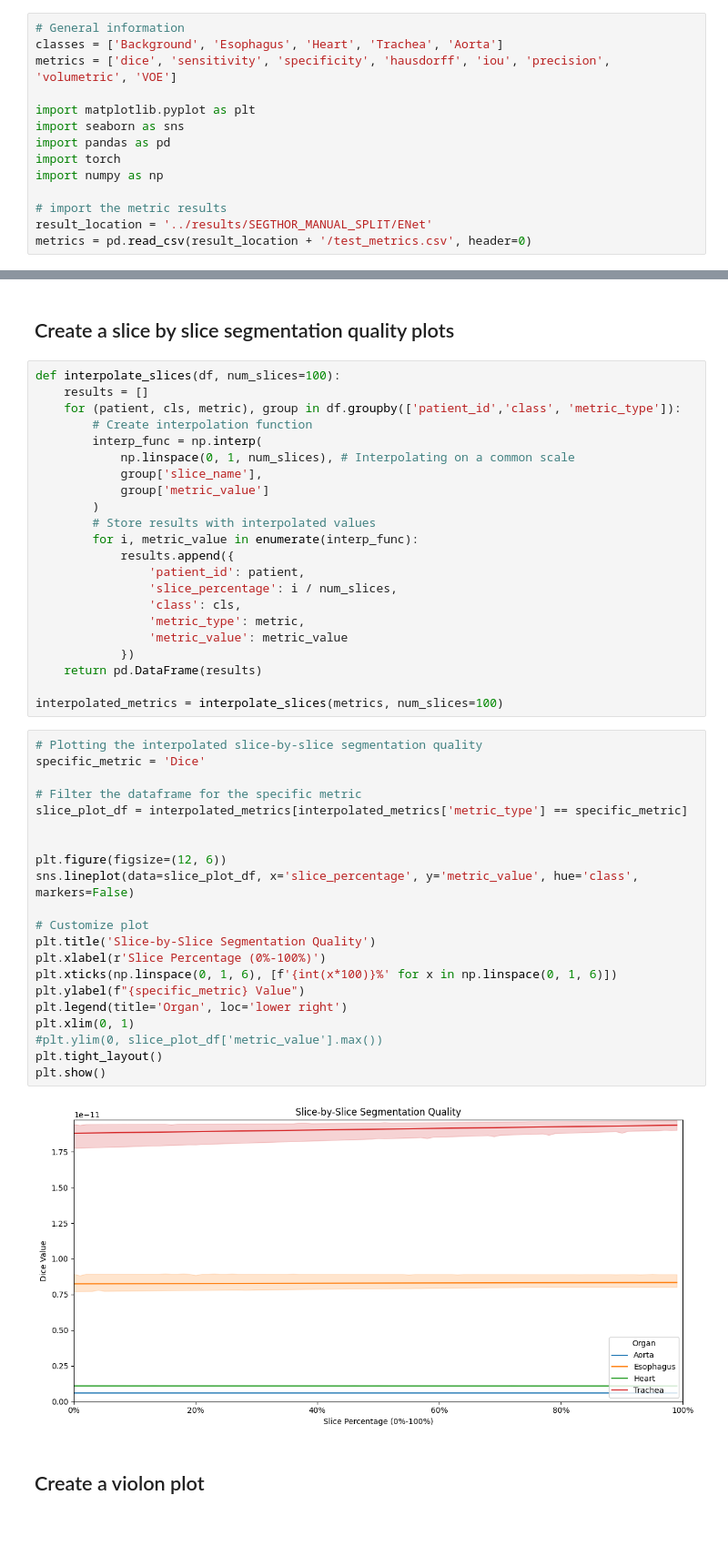
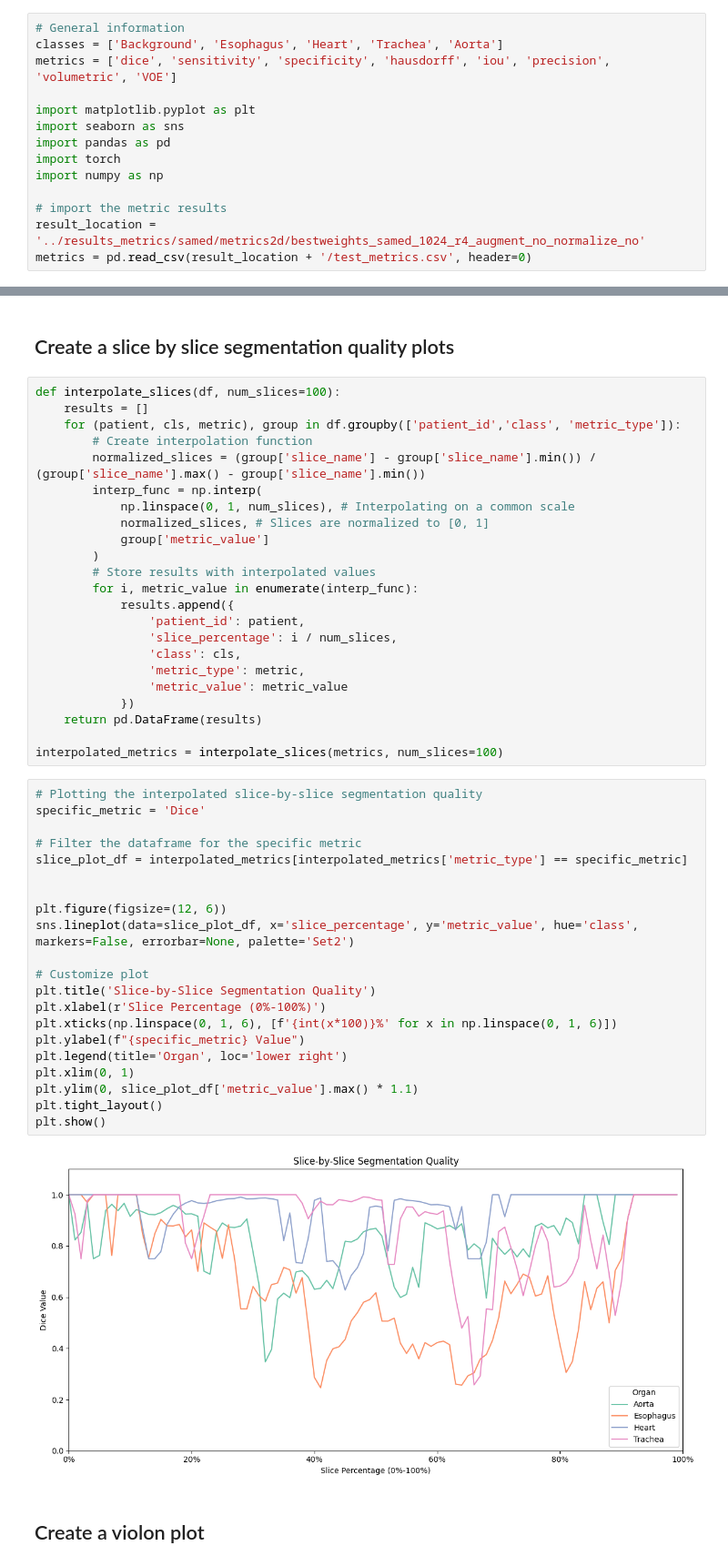
Before and after one commit to WouterBant/AI4MI, a Jupyter notebook: notebooks/generate_plots.ipynb, the cells around one changed output, grey strips where cells are left out. Shown: that part at 91% size. Saved outputs shown, nothing was run; the diff lists cells and outputs as text; blank space fills up the shorter version.

```diff
--- a/notebooks/generate_plots.ipynb
+++ b/notebooks/generate_plots.ipynb
@@ -10,7 +10,7 @@ import torch
 import numpy as np
 
 # import the metric results
-result_location = '../results/SEGTHOR_MANUAL_SPLIT/ENet'
+result_location = '../results_metrics/samed/metrics2d/bestweights_samed_1024_r4_augment_no_normalize_no'
 metrics = pd.read_csv(result_location + '/test_metrics.csv', header=0)
 # %% [markdown]
 ## Create a barplot for the different organs
@@ -44,9 +57,10 @@ def interpolate_slices(df, num_slices=100):
     results = []
     for (patient, cls, metric), group in df.groupby(['patient_id','class', 'metric_type']):
         # Create interpolation function
+        normalized_slices = (group['slice_name'] - group['slice_name'].min()) / (group['slice_name'].max() - group['slice_name'].min())
         interp_func = np.interp(
             np.linspace(0, 1, num_slices), # Interpolating on a common scale
-            group['slice_name'],
+            normalized_slices, # Slices are normalized to [0, 1]
             group['metric_value']
         )
         # Store results with interpolated values
@@ -64,26 +78,26 @@ interpolated_metrics = interpolate_slices(metrics, num_slices=100)
 # %%
 # Plotting the interpolated slice-by-slice segmentation quality
 specific_metric = 'Dice'
 
 # Filter the dataframe for the specific metric
 slice_plot_df = interpolated_metrics[interpolated_metrics['metric_type'] == specific_metric]
 
 
 plt.figure(figsize=(12, 6))
-sns.lineplot(data=slice_plot_df, x='slice_percentage', y='metric_value', hue='class', markers=False)
+sns.lineplot(data=slice_plot_df, x='slice_percentage', y='metric_value', hue='class', markers=False, errorbar=None, palette='Set2')
 
 # Customize plot
 plt.title('Slice-by-Slice Segmentation Quality')
 plt.xlabel(r'Slice Percentage (0%-100%)')
 plt.xticks(np.linspace(0, 1, 6), [f'{int(x*100)}%' for x in np.linspace(0, 1, 6)])
 plt.ylabel(f"{specific_metric} Value")
 plt.legend(title='Organ', loc='lower right')
 plt.xlim(0, 1)
-#plt.ylim(0, slice_plot_df['metric_value'].max())
+plt.ylim(0, slice_plot_df['metric_value'].max() * 1.1)
 plt.tight_layout()
 plt.show()
 # %% [output]
-[figure, old version]
+[figure, new version]
 # %% [markdown]
 ## Create a violon plot
 # %%
```
Also changed, not shown: parts of 2 cells of this notebook.
